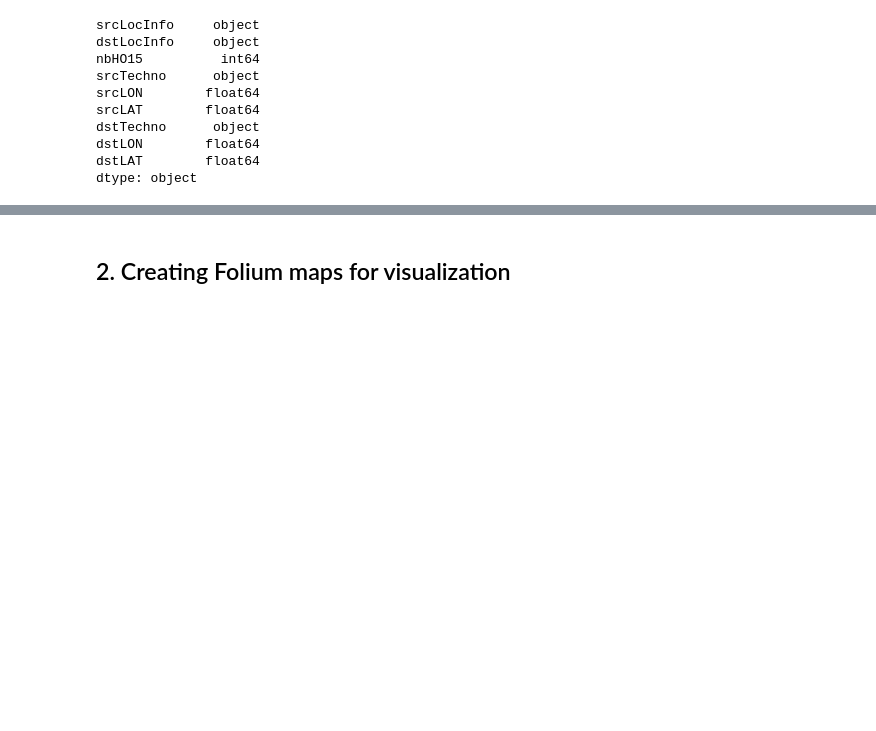
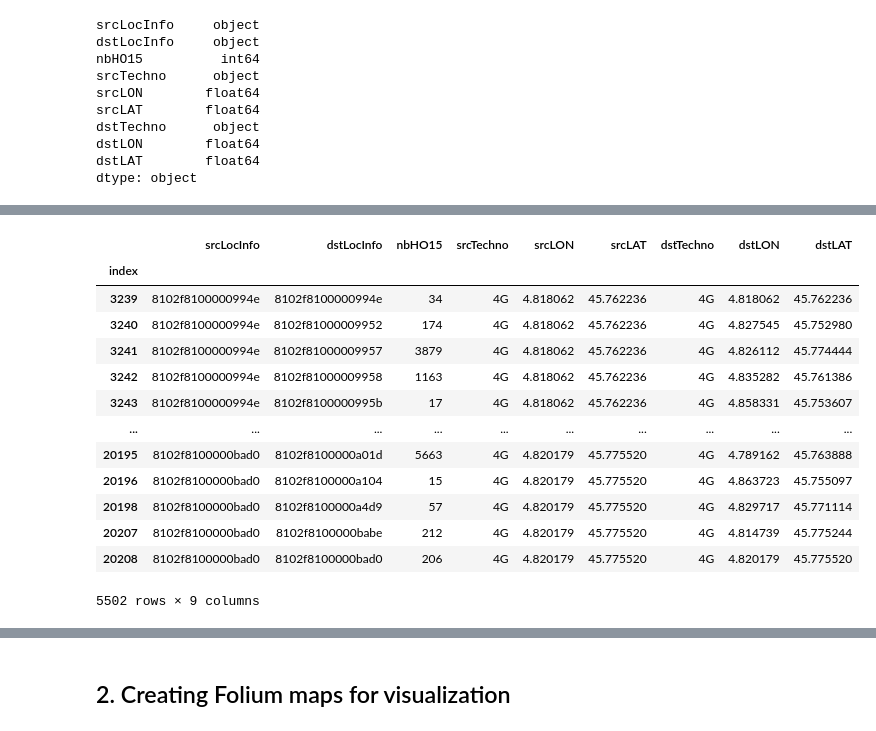
Before and after one commit to eakopyan/Popular-paths, a Jupyter notebook: HOProcess_v2/parquet_parser.ipynb, the cells around one changed output, grey strips where cells are left out. Drawn from its saved outputs; the diff is of its cells as text; code cells hidden in the pictures; blank space fills up the shorter version.

```diff
--- a/HOProcess_v2/parquet_parser.ipynb
+++ b/HOProcess_v2/parquet_parser.ipynb
@@ -179,0 +224,20 @@ dtype: object
+# %%
+agg_df_reduced.to_parquet(path='..\\Processed_data\\HO_AGG_16-22_4G_coords_reduced.snappy.parquet', engine='fastparquet', compression='snappy')
+
+agg_df_reduced = pd.read_parquet(path='..\\Processed_data\\HO_AGG_16-22_4G_coords_reduced.snappy.parquet', engine='fastparquet')
+agg_df_reduced
+# %% [output]
+|  | srcLocInfo | dstLocInfo | nbHO15 | srcTechno | srcLON | srcLAT | dstTechno | dstLON | dstLAT |
+| index |  |  |  |  |  |  |  |  |  |
+| 3239 | 8102f8100000994e | 8102f8100000994e | 34 | 4G | 4.818062 | 45.762236 | 4G | 4.818062 | 45.762236 |
+| 3240 | 8102f8100000994e | 8102f81000009952 | 174 | 4G | 4.818062 | 45.762236 | 4G | 4.827545 | 45.752980 |
+| 3241 | 8102f8100000994e | 8102f81000009957 | 3879 | 4G | 4.818062 | 45.762236 | 4G | 4.826112 | 45.774444 |
+| 3242 | 8102f8100000994e | 8102f81000009958 | 1163 | 4G | 4.818062 | 45.762236 | 4G | 4.835282 | 45.761386 |
+| 3243 | 8102f8100000994e | 8102f8100000995b | 17 | 4G | 4.818062 | 45.762236 | 4G | 4.858331 | 45.753607 |
+| ... | ... | ... | ... | ... | ... | ... | ... | ... | ... |
+| 20195 | 8102f8100000bad0 | 8102f8100000a01d | 5663 | 4G | 4.820179 | 45.775520 | 4G | 4.789162 | 45.763888 |
+| 20196 | 8102f8100000bad0 | 8102f8100000a104 | 15 | 4G | 4.820179 | 45.775520 | 4G | 4.863723 | 45.755097 |
+| 20198 | 8102f8100000bad0 | 8102f8100000a4d9 | 57 | 4G | 4.820179 | 45.775520 | 4G | 4.829717 | 45.771114 |
+| 20207 | 8102f8100000bad0 | 8102f8100000babe | 212 | 4G | 4.820179 | 45.775520 | 4G | 4.814739 | 45.775244 |
+| 20208 | 8102f8100000bad0 | 8102f8100000bad0 | 206 | 4G | 4.820179 | 45.775520 | 4G | 4.820179 | 45.775520 |
+5502 rows × 9 columns
```
Also changed, not shown: parts of 16 cells of this notebook, 2 other files.
